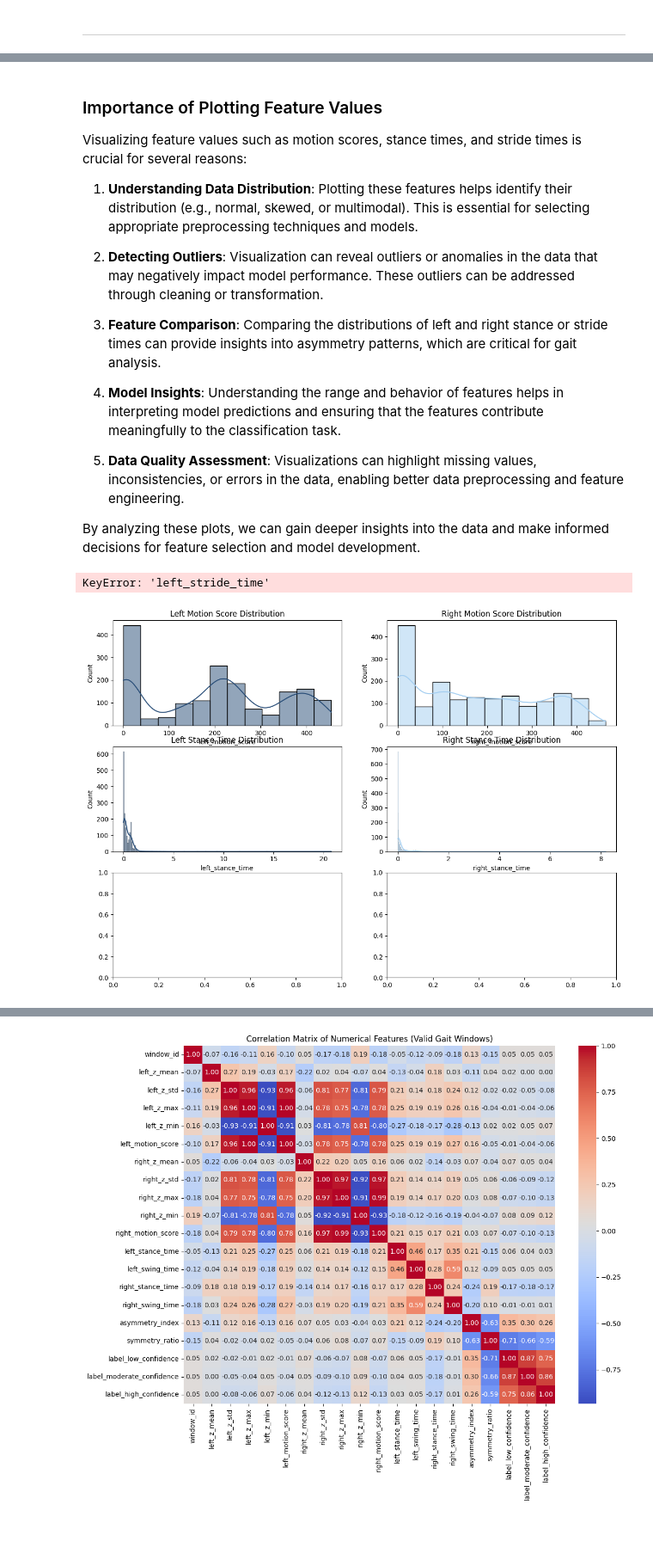
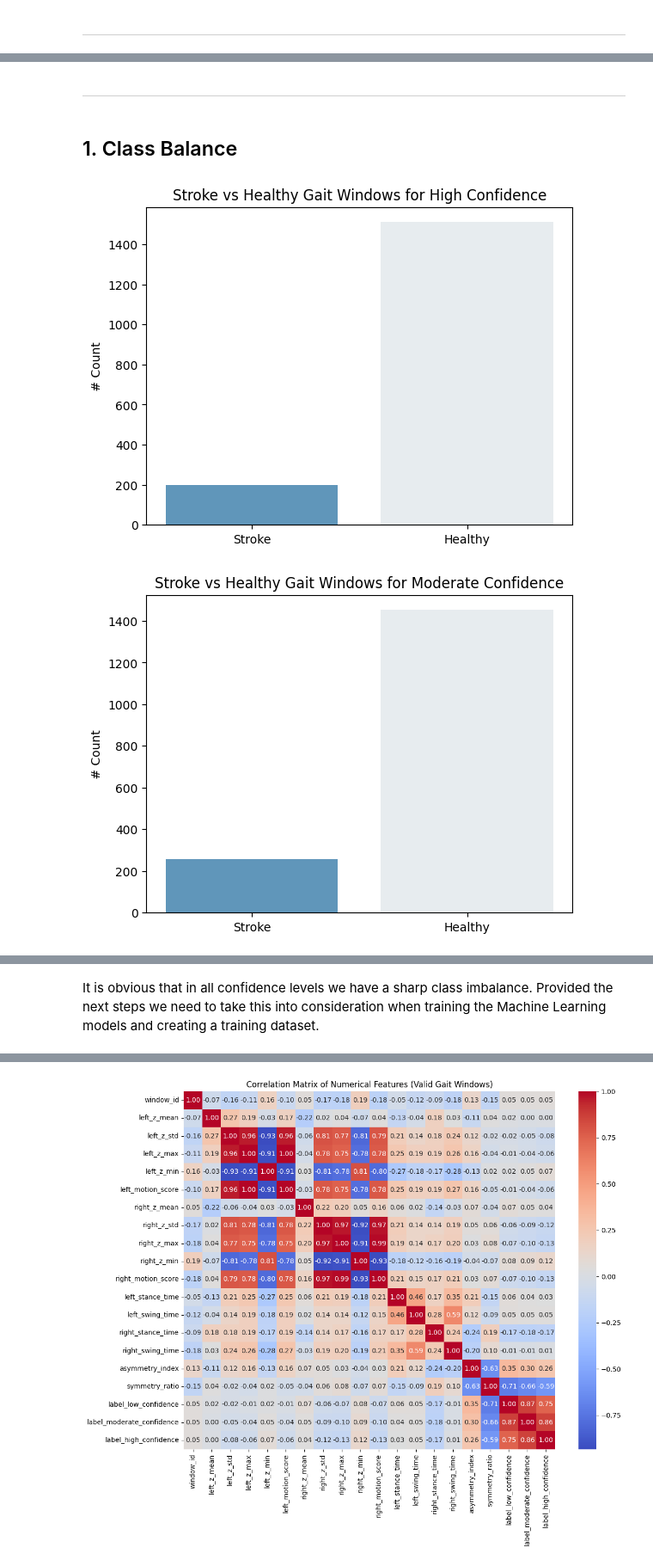
Before and after one commit to StamatisOrfanos/GaitRehab, a Jupyter notebook: gait_detection.ipynb, the cells around one changed output, grey strips where cells are left out. Shown: that part at 86% size. Saved outputs shown, nothing was run; the diff lists cells and outputs as text; code cells hidden in the pictures; blank space fills up the shorter version.

Commit message:
Provide more information on EDA

```diff
--- a/gait_detection.ipynb
+++ b/gait_detection.ipynb
@@ -173,17 +237 @@ Text(0, 0.5, ' # Count ')
-# %% [markdown]
-### Importance of Plotting Feature Values
-
-Visualizing feature values such as motion scores, stance times, and stride times is crucial for several reasons:
-
-1. **Understanding Data Distribution**: Plotting these features helps identify their distribution (e.g., normal, skewed, or multimodal). This is essential for selecting appropriate preprocessing techniques and models.
-
-2. **Detecting Outliers**: Visualization can reveal outliers or anomalies in the data that may negatively impact model performance. These outliers can be addressed through cleaning or transformation.
-
-3. **Feature Comparison**: Comparing the distributions of left and right stance or stride times can provide insights into asymmetry patterns, which are critical for gait analysis.
-
-4. **Model Insights**: Understanding the range and behavior of features helps in interpreting model predictions and ensuring that the features contribute meaningfully to the classification task.
-
-5. **Data Quality Assessment**: Visualizations can highlight missing values, inconsistencies, or errors in the data, enabling better data preprocessing and feature engineering.
-
-By analyzing these plots, we can gain deeper insights into the data and make informed decisions for feature selection and model development.
 # %%
@@ -190,33 +239,28 @@ By analyzing these plots, we can gain deeper insights into the data and make inf
 valid_data = data[data['valid_gait_window'] == 1].copy()
 valid_data.drop(columns=['valid_gait_window'], inplace=True)
-# %%
-# Distribution plots of motion scores and gait timing
-fig, axes = plt.subplots(3, 2, figsize=(14, 10))
-
-# Plotting the distributions of left and right motion scores, stance times and stride times
-
-# Motion scores
-sns.histplot(valid_data['left_motion_score'], kde=True, ax=axes[0, 0], color='#274c77')
-axes[0, 0].set_title('Left Motion Score Distribution')
-
-sns.histplot(valid_data['right_motion_score'], kde=True, ax=axes[0, 1], color='#a3cef1')
-axes[0, 1].set_title('Right Motion Score Distribution')
-
-# Stance times
-sns.histplot(valid_data['left_stance_time'].dropna(), kde=True, ax=axes[1, 0], color='#274c77')
-axes[1, 0].set_title('Left Stance Time Distribution')
-
-sns.histplot(valid_data['right_stance_time'].dropna(), kde=True, ax=axes[1, 1], color='#a3cef1')
-axes[1, 1].set_title('Right Stance Time Distribution')
-
-# Stride times
-sns.histplot(valid_data['left_stride_time'].dropna(), kde=True, ax=axes[2, 0], color='green')
-axes[2, 0].set_title('Left Stride Time Distribution')
-sns.histplot(valid_data['right_stride_time'].dropna(), kde=True, ax=axes[2, 1], color='red')
-axes[2, 1].set_title('Right Stride Time Distribution')
-
-plt.tight_layout()
-plt.show()
-# %% [output]
-KeyError: 'left_stride_time'
-[figure, old version]
+# %% [markdown]
+---
+# %% [markdown]
+## 1. Class Balance
+# %%
+# Summary statistics per label
+high_label_distr     = valid_data['label_high_confidence'].value_counts()
+moderate_label_distr = valid_data['label_moderate_confidence'].value_counts()
+low_label_distr      = valid_data['label_low_confidence'].value_counts()
+
+# Create a dictionary to hold the class distributions
+class_distribution = {
+    'High Confidence': high_label_distr,
+    'Moderate Confidence': moderate_label_distr,
+    'Low Confidence': low_label_distr
+}
+
+# Plot: Class Distribution
+for class_label, distribution in class_distribution.items():
+    plt.bar(['Stroke', 'Healthy'], [distribution[0], distribution[1]], color=['#6096ba', '#e7ecef'])
+    plt.title('Stroke vs Healthy Gait Windows for ' + class_label)
+    plt.ylabel(' # Count ')
+    plt.show()
+# %% [output]
+[figure, added]
+[figure, added]
@@ -222,0 +268,2 @@ KeyError: 'left_stride_time'
+# %% [markdown]
+It is obvious that in all confidence levels we have a sharp class imbalance. Provided the next steps we need to take this into consideration when training the Machine Learning models and creating a training dataset.
```
Also changed, not shown: parts of 20 cells of this notebook, 2 other files.
